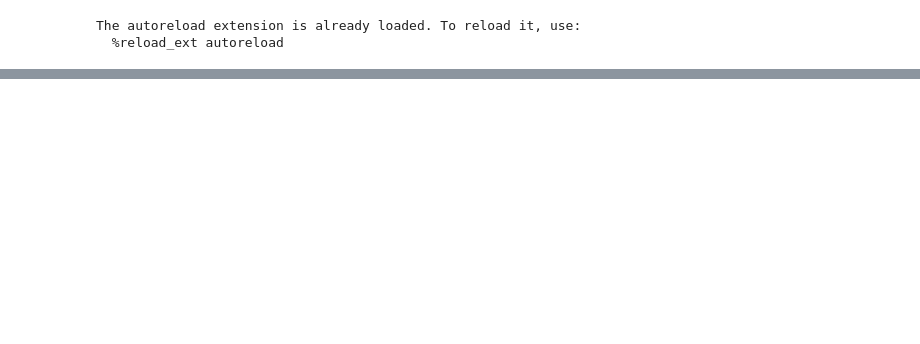
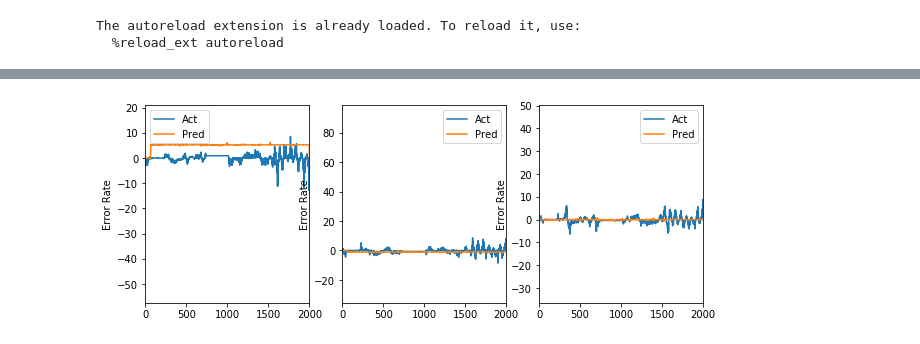
Before and after one commit to chelseas/teach-me-to-tango, a Jupyter notebook: tangonet.ipynb, the cells around one changed output, grey strips where cells are left out. Cells and saved outputs as stored; diff of their text form; code cells hidden in the pictures; blank space fills up the shorter version.

```diff
--- a/tangonet.ipynb
+++ b/tangonet.ipynb
@@ -461,0 +247,10 @@ class SqueezeNet(object):
+# %%
+    for k in range(3):
+        plt.subplot(2,3,k+1)
+        plt.ylabel('Error Rate')
+        plt.plot(y_data[:,k])
+        plt.plot(y_pred[:,k])
+        plt.legend(['Act','Pred'])
+        plt.xlim([0,flows_data.shape[0]])
+# %% [output]
+[figure, added]
```
Also changed, not shown: parts of 9 cells of this notebook.
